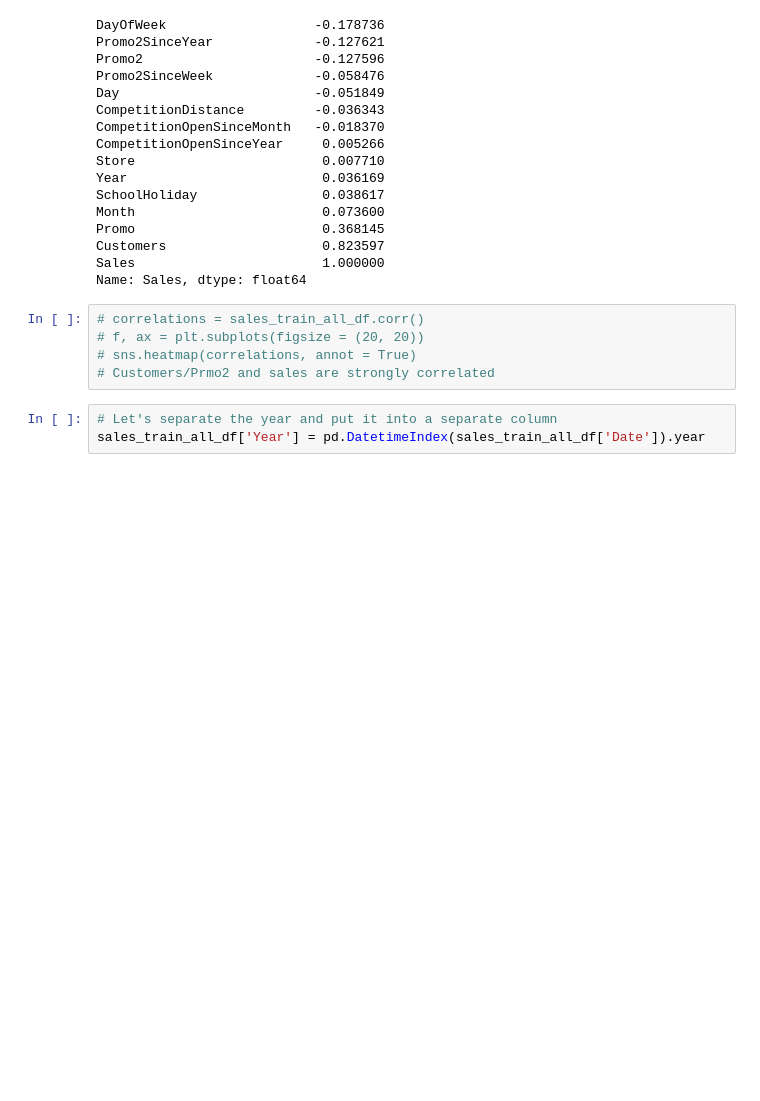
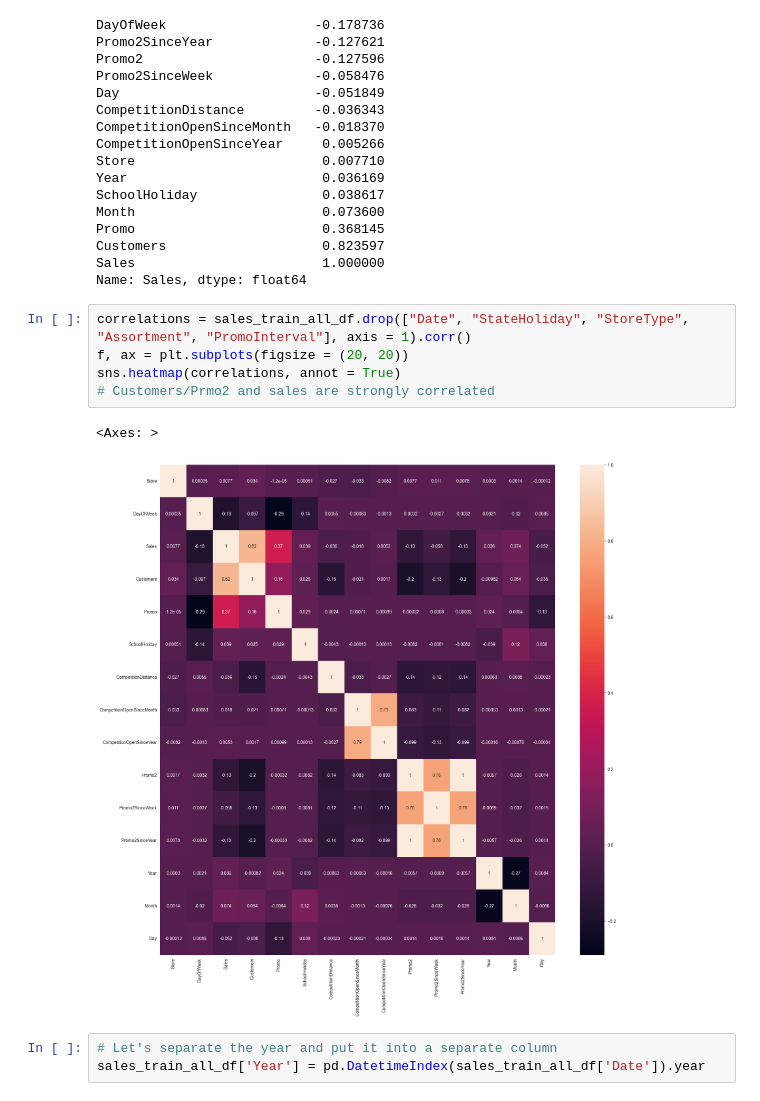
Before and after one commit to ToanNV/bps-asm, a Jupyter notebook: asm2/rossmann_store_sales_solution.ipynb, the cells around one changed output. Drawn from its saved outputs; the diff is of its cells as text; blank space fills up the shorter version.

Commit message:
Draw up the correlation in the heat map

```diff
--- a/asm2/rossmann_store_sales_solution.ipynb
+++ b/asm2/rossmann_store_sales_solution.ipynb
@@ -352,10 +352,13 @@ Customers                    0.823597
 Sales                        1.000000
 Name: Sales, dtype: float64
 # %%
-# correlations = sales_train_all_df.corr()
-# f, ax = plt.subplots(figsize = (20, 20))
-# sns.heatmap(correlations, annot = True)
+correlations = sales_train_all_df.drop(["Date", "StateHoliday", "StoreType", "Assortment", "PromoInterval"], axis = 1).corr()
+f, ax = plt.subplots(figsize = (20, 20))
+sns.heatmap(correlations, annot = True)
 # Customers/Prmo2 and sales are strongly correlated
+# %% [output]
+<Axes: >
+[figure, added]
 # %%
 # Let's separate the year and put it into a separate column
 sales_train_all_df['Year'] = pd.DatetimeIndex(sales_train_all_df['Date']).year
```
Also changed, not shown: parts of 1 cell of this notebook.
